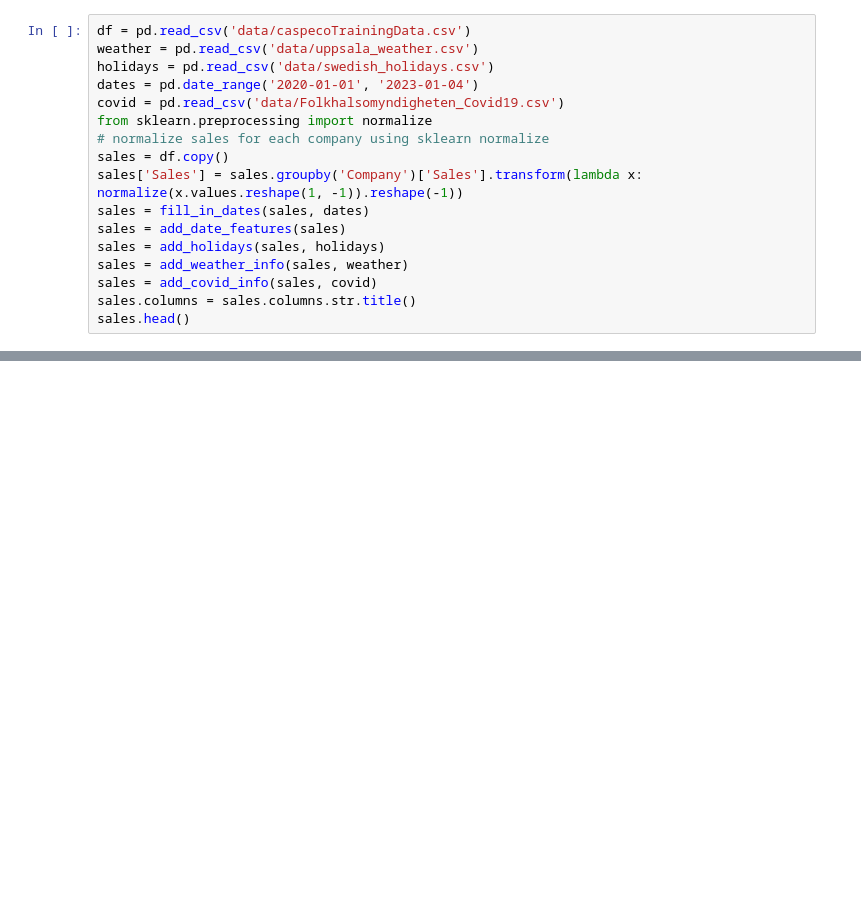
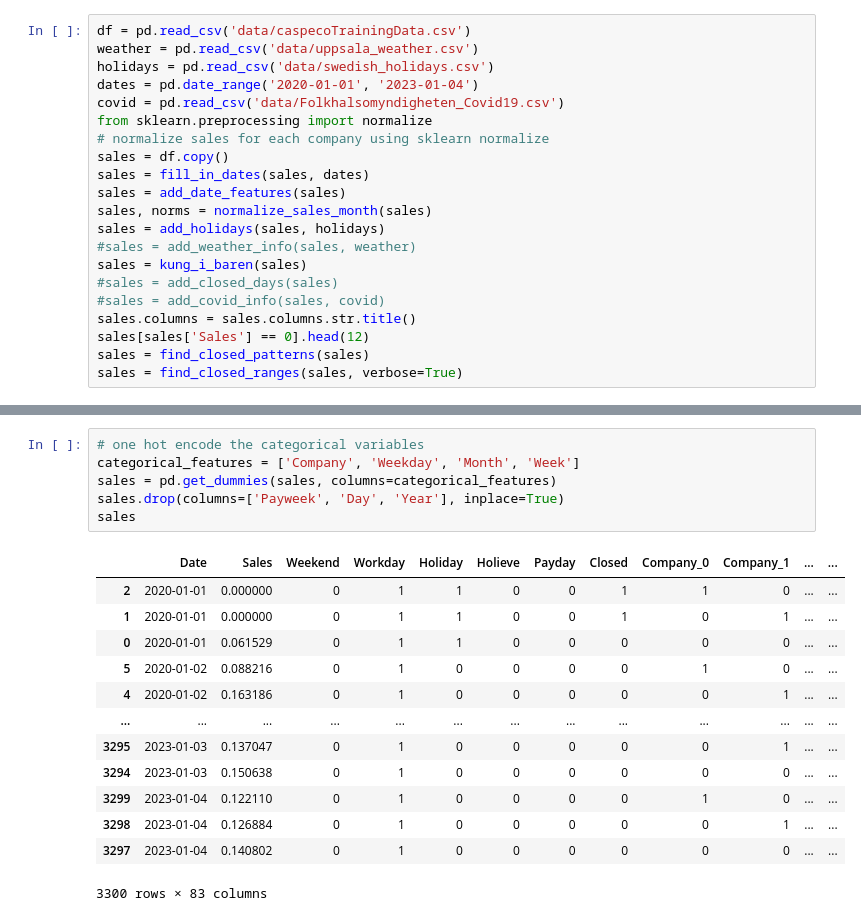
Before and after one commit to FKnorring/restaurant-name-prediction, a Jupyter notebook: second_try.ipynb, the cells around one changed output, grey strips where cells are left out. Saved outputs shown, nothing was run; the diff lists cells and outputs as text; blank space fills up the shorter version.

```diff
--- a/second_try.ipynb
+++ b/second_try.ipynb
@@ -16,12 +16,16 @@ covid = pd.read_csv('data/Folkhalsomyndigheten_Covid19.csv')
 from sklearn.preprocessing import normalize
 # normalize sales for each company using sklearn normalize
 sales = df.copy()
-sales['Sales'] = sales.groupby('Company')['Sales'].transform(lambda x: normalize(x.values.reshape(1, -1)).reshape(-1))
 sales = fill_in_dates(sales, dates)
 sales = add_date_features(sales)
+sales, norms = normalize_sales_month(sales)
 sales = add_holidays(sales, holidays)
-sales = add_weather_info(sales, weather)
-sales = add_covid_info(sales, covid)
+#sales = add_weather_info(sales, weather)
+sales = kung_i_baren(sales)
+#sales = add_closed_days(sales)
+#sales = add_covid_info(sales, covid)
 sales.columns = sales.columns.str.title()
-sales.head()
+sales[sales['Sales'] == 0].head(12)
+sales = find_closed_patterns(sales)
+sales = find_closed_ranges(sales, verbose=True)
 # %% [output]
@@ -109,0 +36,20 @@ dtype: float64
+# %%
+# one hot encode the categorical variables
+categorical_features = ['Company', 'Weekday', 'Month', 'Week']
+sales = pd.get_dummies(sales, columns=categorical_features)
+sales.drop(columns=['Payweek', 'Day', 'Year'], inplace=True)
+sales
+# %% [output]
+|  | Date | Sales | Weekend | Workday | Holiday | Holieve | Payday | Closed | Company_0 | Company_1 | ... | ... |
+| 2 | 2020-01-01 | 0.000000 | 0 | 1 | 1 | 0 | 0 | 1 | 1 | 0 | ... | ... |
+| 1 | 2020-01-01 | 0.000000 | 0 | 1 | 1 | 0 | 0 | 1 | 0 | 1 | ... | ... |
+| 0 | 2020-01-01 | 0.061529 | 0 | 1 | 1 | 0 | 0 | 0 | 0 | 0 | ... | ... |
+| 5 | 2020-01-02 | 0.088216 | 0 | 1 | 0 | 0 | 0 | 0 | 1 | 0 | ... | ... |
+| 4 | 2020-01-02 | 0.163186 | 0 | 1 | 0 | 0 | 0 | 0 | 0 | 1 | ... | ... |
+| ... | ... | ... | ... | ... | ... | ... | ... | ... | ... | ... | ... | ... |
+| 3295 | 2023-01-03 | 0.137047 | 0 | 1 | 0 | 0 | 0 | 0 | 0 | 1 | ... | ... |
+| 3294 | 2023-01-03 | 0.150638 | 0 | 1 | 0 | 0 | 0 | 0 | 0 | 0 | ... | ... |
+| 3299 | 2023-01-04 | 0.122110 | 0 | 1 | 0 | 0 | 0 | 0 | 1 | 0 | ... | ... |
+| 3298 | 2023-01-04 | 0.126884 | 0 | 1 | 0 | 0 | 0 | 0 | 0 | 1 | ... | ... |
+| 3297 | 2023-01-04 | 0.140802 | 0 | 1 | 0 | 0 | 0 | 0 | 0 | 0 | ... | ... |
+3300 rows × 83 columns
```
Also changed, not shown: parts of 11 cells of this notebook, 5 other files.
